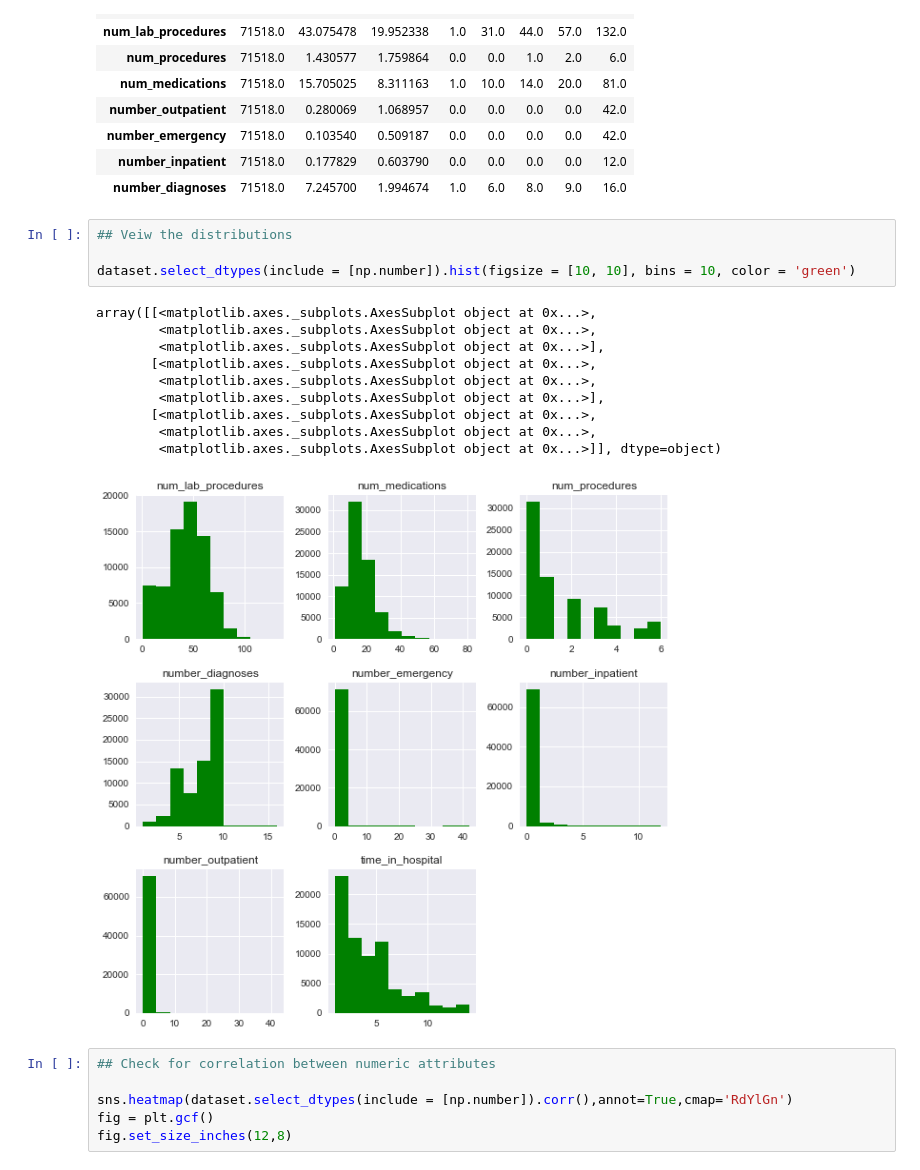
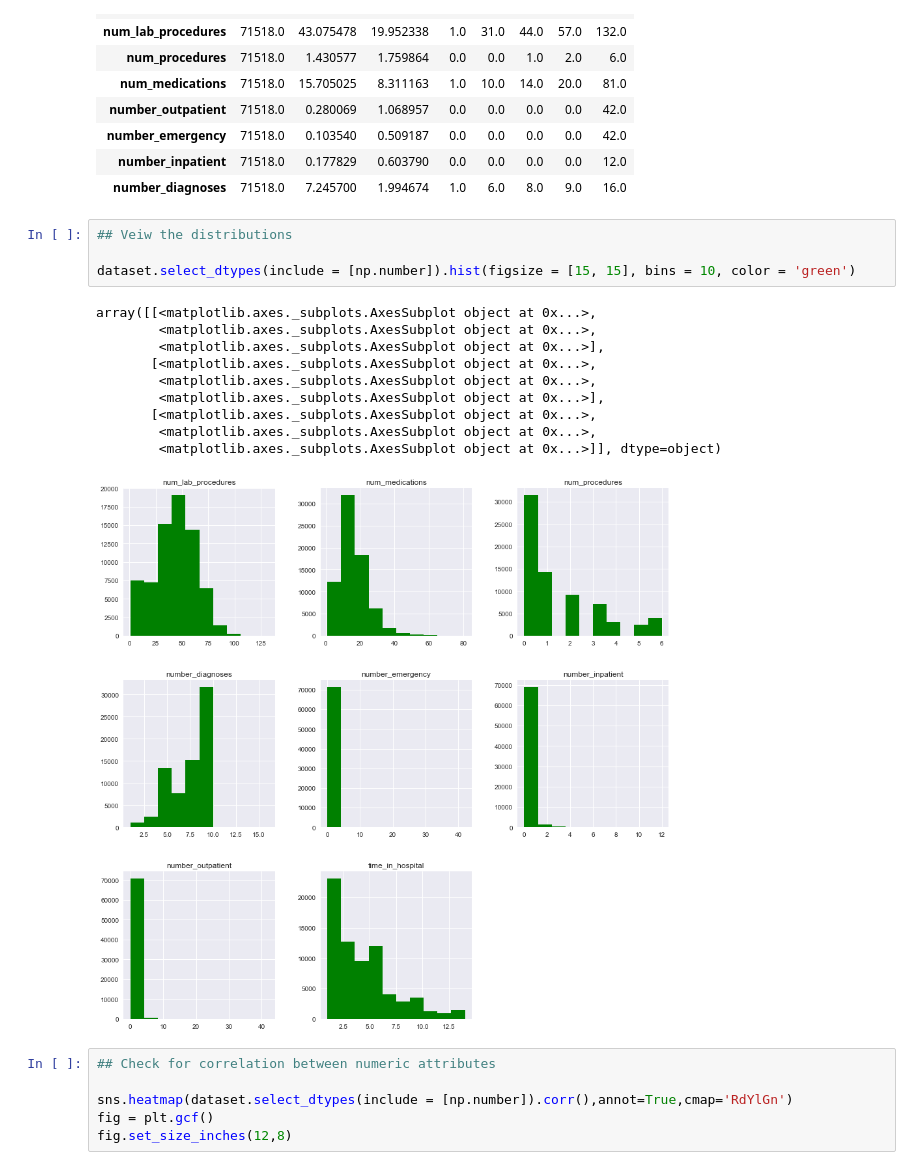
Before and after one commit to JudeOgbuibe/Data-Mining-Final-Project, a Jupyter notebook: dataset_diabetes/Final Code.ipynb, the cells around one changed output. Saved outputs shown, nothing was run; the diff lists cells and outputs as text.

```diff
--- a/dataset_diabetes/Final Code.ipynb
+++ b/dataset_diabetes/Final Code.ipynb
@@ -146,18 +146,18 @@ dataset.describe().T
 # %%
 ## Veiw the distributions
 
-dataset.select_dtypes(include = [np.number]).hist(figsize = [10, 10], bins = 10, color = 'green')
+dataset.select_dtypes(include = [np.number]).hist(figsize = [15, 15], bins = 10, color = 'green')
 # %% [output]
 array([[<matplotlib.axes._subplots.AxesSubplot object at 0x...>,
         <matplotlib.axes._subplots.AxesSubplot object at 0x...>,
         <matplotlib.axes._subplots.AxesSubplot object at 0x...>],
        [<matplotlib.axes._subplots.AxesSubplot object at 0x...>,
         <matplotlib.axes._subplots.AxesSubplot object at 0x...>,
         <matplotlib.axes._subplots.AxesSubplot object at 0x...>],
        [<matplotlib.axes._subplots.AxesSubplot object at 0x...>,
         <matplotlib.axes._subplots.AxesSubplot object at 0x...>,
         <matplotlib.axes._subplots.AxesSubplot object at 0x...>]], dtype=object)
-[figure, old version]
+[figure, new version]
 # %%
 ## Check for correlation between numeric attributes
 
```
Also changed, not shown: parts of 10 cells of this notebook, 2 other files.
